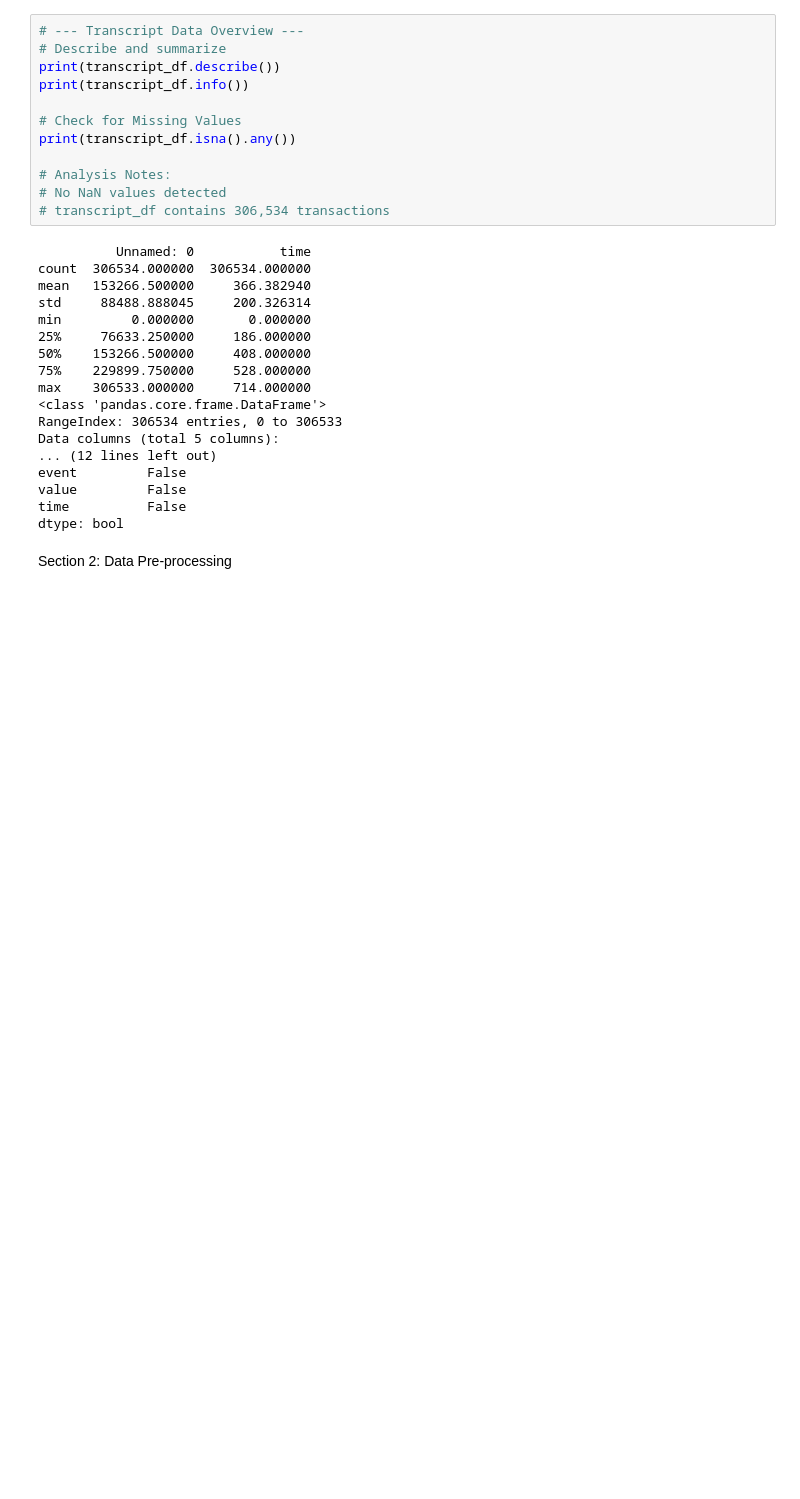
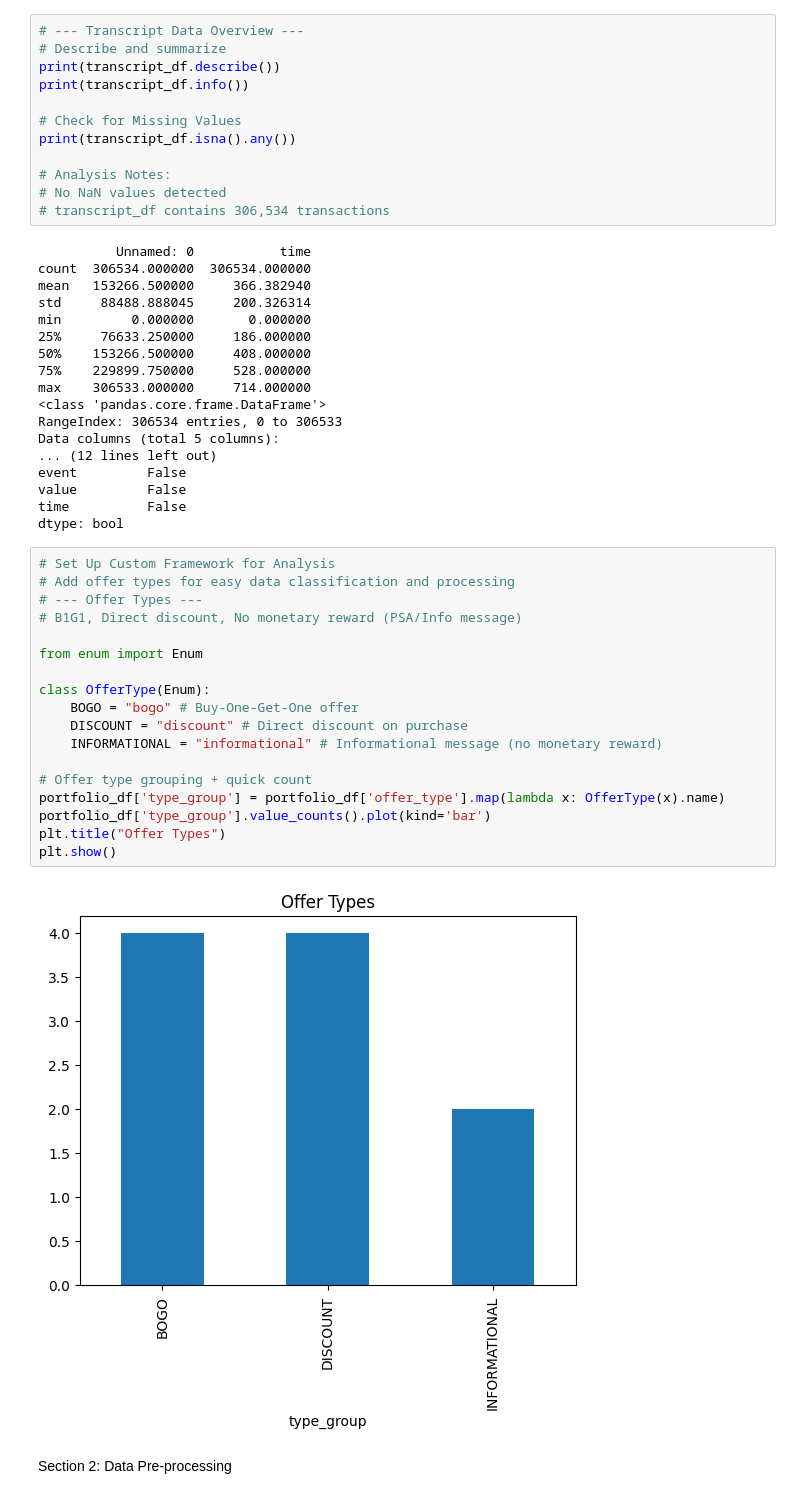
Before and after one commit to surf-guy/DSE200, a Jupyter notebook: MiniProject_Starbucks_PhongLe_JakeRamirez.ipynb, the cells around one changed output. Saved outputs shown, nothing was run; the diff lists cells and outputs as text; blank space fills up the shorter version.

```diff
--- a/MiniProject_Starbucks_PhongLe_JakeRamirez.ipynb
+++ b/MiniProject_Starbucks_PhongLe_JakeRamirez.ipynb
@@ -173,6 +174,26 @@ event         False
 value         False
 time          False
 dtype: bool
+# %%
+# Set Up Custom Framework for Analysis
+# Add offer types for easy data classification and processing
+# --- Offer Types ---
+# B1G1, Direct discount, No monetary reward (PSA/Info message)
+
+from enum import Enum
+
+class OfferType(Enum):
+    BOGO = "bogo" # Buy-One-Get-One offer
+    DISCOUNT = "discount" # Direct discount on purchase
+    INFORMATIONAL = "informational" # Informational message (no monetary reward)
+
+# Offer type grouping + quick count
+portfolio_df['type_group'] = portfolio_df['offer_type'].map(lambda x: OfferType(x).name)
+portfolio_df['type_group'].value_counts().plot(kind='bar')
+plt.title("Offer Types")
+plt.show()
+# %% [output]
+[figure, added]
 # %% [markdown]
 Section 2: Data Pre-processing
 # %%
```
Also changed, not shown: parts of 41 cells of this notebook.
